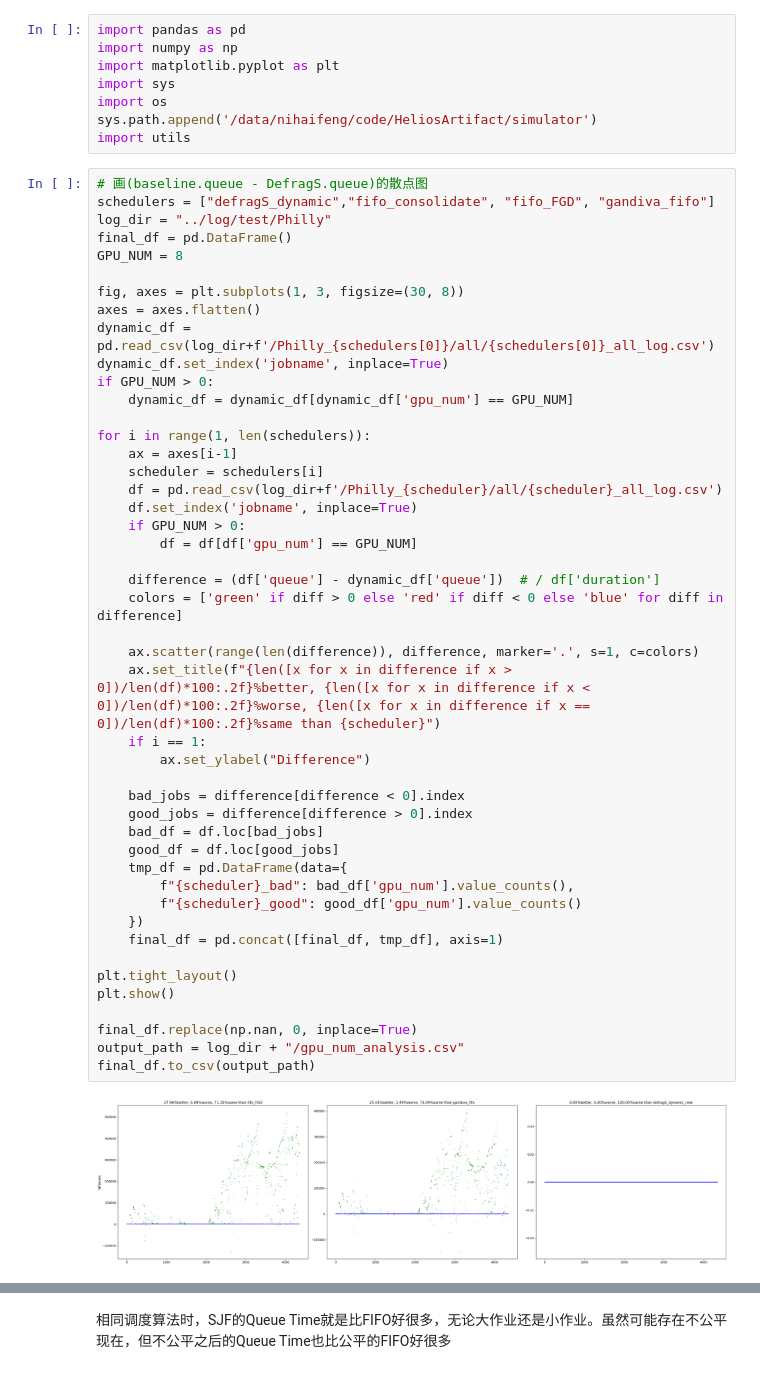
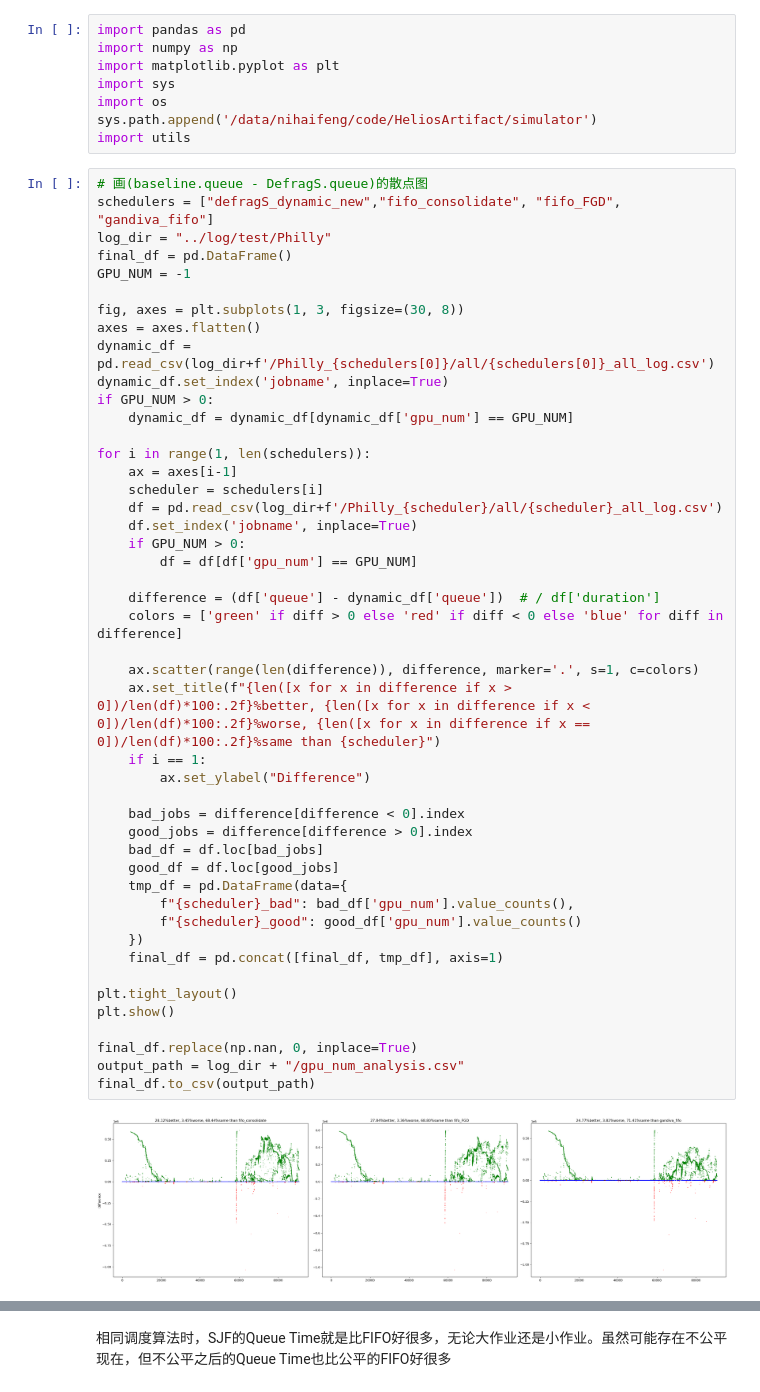
Before and after one commit to CUG-nhf/simulator, a Jupyter notebook: plot/Philly_plot.ipynb, the cells around one changed output, grey strips where cells are left out. Drawn from its saved outputs; the diff is of its cells as text.

```diff
--- a/plot/Philly_plot.ipynb
+++ b/plot/Philly_plot.ipynb
@@ -8,10 +8,10 @@ sys.path.append('/data/nihaifeng/code/HeliosArtifact/simulator')
 import utils
 # %%
 # 画(baseline.queue - DefragS.queue)的散点图
-schedulers = ["defragS_dynamic","fifo_consolidate", "fifo_FGD", "gandiva_fifo"]
+schedulers = ["defragS_dynamic_new","fifo_consolidate", "fifo_FGD", "gandiva_fifo"]
 log_dir = "../log/test/Philly"
 final_df = pd.DataFrame()
-GPU_NUM = 8
+GPU_NUM = -1
 
 fig, axes = plt.subplots(1, 3, figsize=(30, 8))
 axes = axes.flatten()
@@ -26,34 +26,34 @@ for i in range(1, len(schedulers)):
 	df = pd.read_csv(log_dir+f'/Philly_{scheduler}/all/{scheduler}_all_log.csv')
 	df.set_index('jobname', inplace=True)
 	if GPU_NUM > 0:
 		df = df[df['gpu_num'] == GPU_NUM]
 
 	difference = (df['queue'] - dynamic_df['queue'])  # / df['duration']
 	colors = ['green' if diff > 0 else 'red' if diff < 0 else 'blue' for diff in difference]
 
 	ax.scatter(range(len(difference)), difference, marker='.', s=1, c=colors)
 	ax.set_title(f"{len([x for x in difference if x > 0])/len(df)*100:.2f}%better, {len([x for x in difference if x < 0])/len(df)*100:.2f}%worse, {len([x for x in difference if x == 0])/len(df)*100:.2f}%same than {scheduler}")
 	if i == 1:
 		ax.set_ylabel("Difference")
 
 	bad_jobs = difference[difference < 0].index
 	good_jobs = difference[difference > 0].index
 	bad_df = df.loc[bad_jobs]
 	good_df = df.loc[good_jobs]
 	tmp_df = pd.DataFrame(data={
         f"{scheduler}_bad": bad_df['gpu_num'].value_counts(),
         f"{scheduler}_good": good_df['gpu_num'].value_counts()
     })
 	final_df = pd.concat([final_df, tmp_df], axis=1)
 
 plt.tight_layout()
 plt.show()
 
 final_df.replace(np.nan, 0, inplace=True)
 output_path = log_dir + "/gpu_num_analysis.csv"
 final_df.to_csv(output_path)
 # %% [output]
-[figure, old version]
+[figure, new version]
 # %%
 slowdowns = {}
 for scheduler in schedulers:
```
Also changed, not shown: parts of 5 cells of this notebook, 9 other files.
